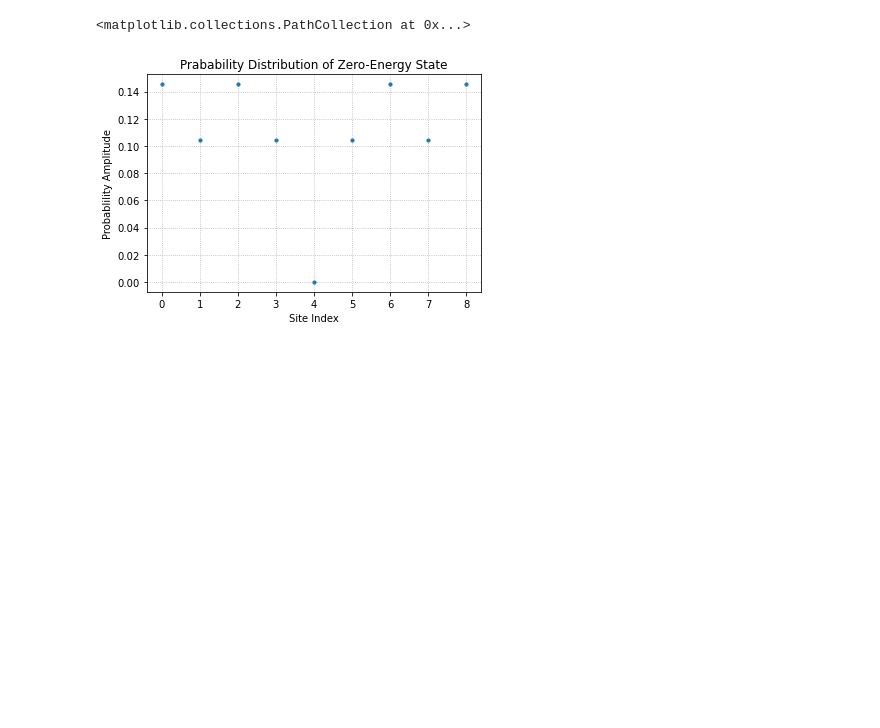
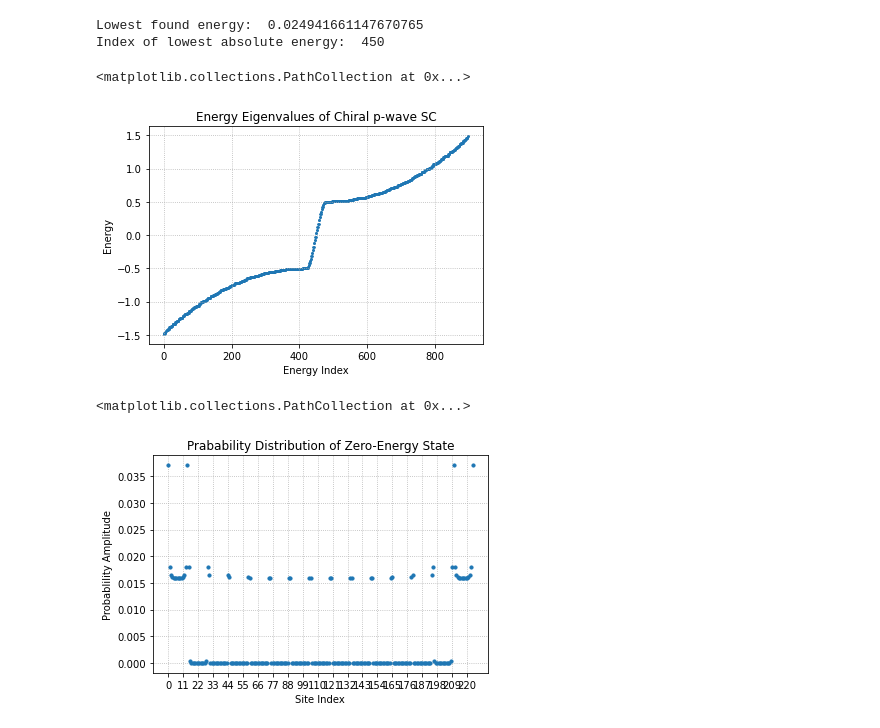
Before and after one commit to isschoch/chiral-p-wave-on-buckyball-geometry, a Jupyter notebook: direct_lattice_sc.ipynb, the cells around one changed output. Saved outputs shown, nothing was run; the diff lists cells and outputs as text; code cells hidden in the pictures; blank space fills up the shorter version.

Commit message:
Moved construction of matrix to hamiltonian_constructor

```diff
--- a/direct_lattice_sc.ipynb
+++ b/direct_lattice_sc.ipynb
@@ -112,7 +19,35 @@ Index of lowest absolute energy:  18
+# %%
+mu = 0.5
+delta = complex(0.5, 0.0)
+dim_H_BdG = 4
+
+Ham_constructor = HamiltonianConstructor(mu, 0.5, 0.5, delta)
+
+energies, states = scipy.linalg.eigh(
+    Ham_constructor.construct_direct_lattice_hamiltonian(lattice)
+)
+print("Lowest found energy: ", np.min(np.abs(energies)))
+gs_idx = np.argmin(np.abs(energies))
+print("Index of lowest absolute energy: ", gs_idx)
+
+plt.xlabel("Energy Index")
+plt.ylabel("Energy")
+plt.grid(linestyle=":")
+plt.title("Energy Eigenvalues of Chiral p-wave SC")
+plt.scatter(range(len(energies)), energies, s=3)
+# %% [output]
+Lowest found energy:  0.024941661147670765
+Index of lowest absolute energy:  450
+<matplotlib.collections.PathCollection at 0x...>
+[figure, added]
 # %%
 gs_wave_function = states[:, gs_idx]
 gs_probabilities_nambu = np.square(np.abs(gs_wave_function))
 gs_probabilities = np.zeros(shape=(num_sites, 1))
+block_indices = [
+    slice(block_idx * dim_H_BdG, (block_idx + 1) * dim_H_BdG)
+    for block_idx in range(lattice.get_num_sites())
+]
 
 for site_idx in range(num_sites):
     gs_probabilities[site_idx] = np.sum(gs_probabilities_nambu[block_indices[site_idx]])
@@ -125,7 +60,7 @@ plt.grid(linestyle=":", zorder=-10)
 plt.scatter(range(num_sites), gs_probabilities, s=10, zorder=10)
 # %% [output]
 <matplotlib.collections.PathCollection at 0x...>
-[figure, old version]
+[figure, new version]
 # %%
 fig = plt.figure()
 ax = fig.add_subplot(projection="3d")
```
Also changed, not shown: parts of 4 cells of this notebook, 5 other files.
